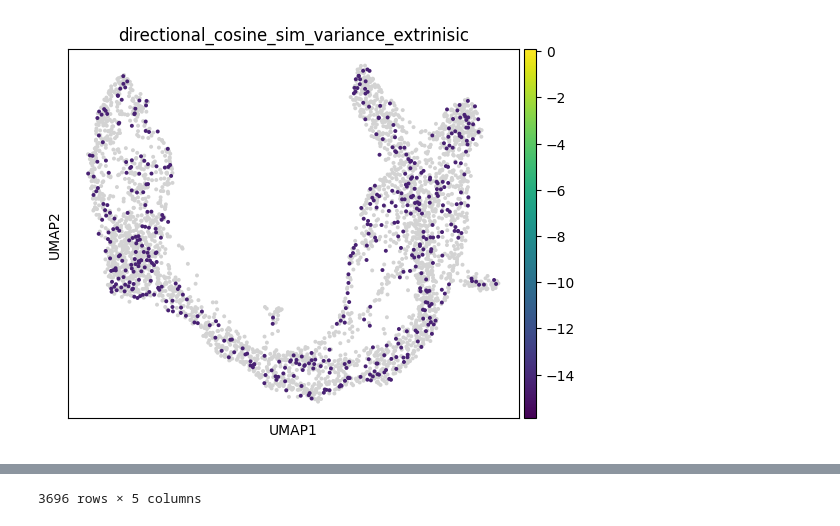
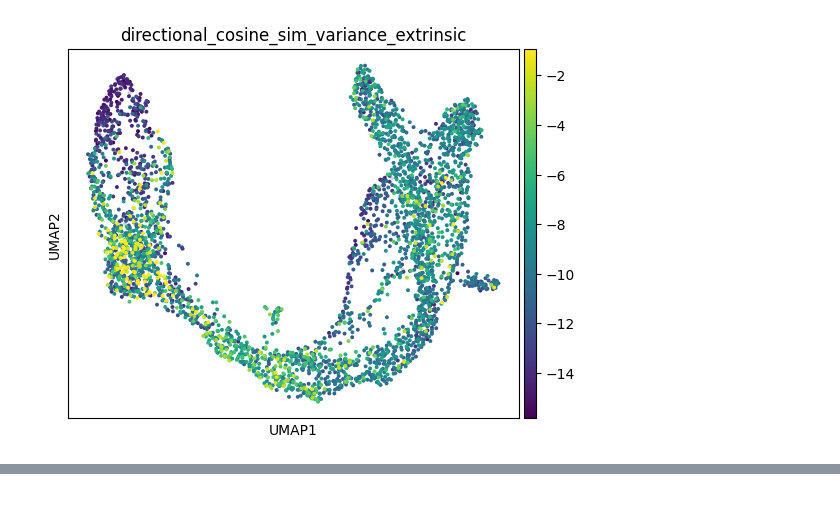
Before and after one commit to leonardogolinelli/lineageVI, a Jupyter notebook: notebooks/get_velocity_function.ipynb, the cells around one changed output, grey strips where cells are left out. Drawn from its saved outputs; the diff is of its cells as text; code cells hidden in the pictures.

```diff
--- a/notebooks/get_velocity_function.ipynb
+++ b/notebooks/get_velocity_function.ipynb
@@ -92,5 +91,5 @@ Plotting directional_cosine_sim_variance
 # %%
-df model.compute_extrinisic_uncertainty(
+df = model.compute_extrinsic_uncertainty(
     adata,
     n_samples=25,
     n_jobs=-1,
@@ -111 +110 @@ df model.compute_extrinisic_uncertainty(
-[figure, old version]
+[figure, new version]
@@ -124 +110,0 @@ df model.compute_extrinisic_uncertainty(
-3696 rows × 5 columns
```
Also changed, not shown: parts of 9 cells of this notebook, 4 other files.
